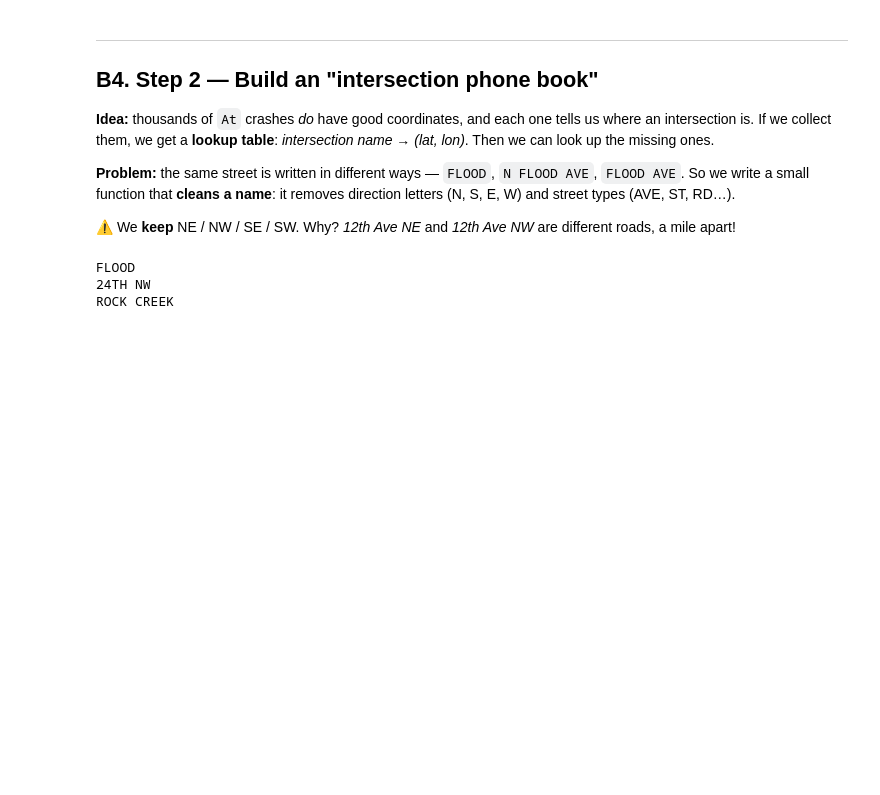
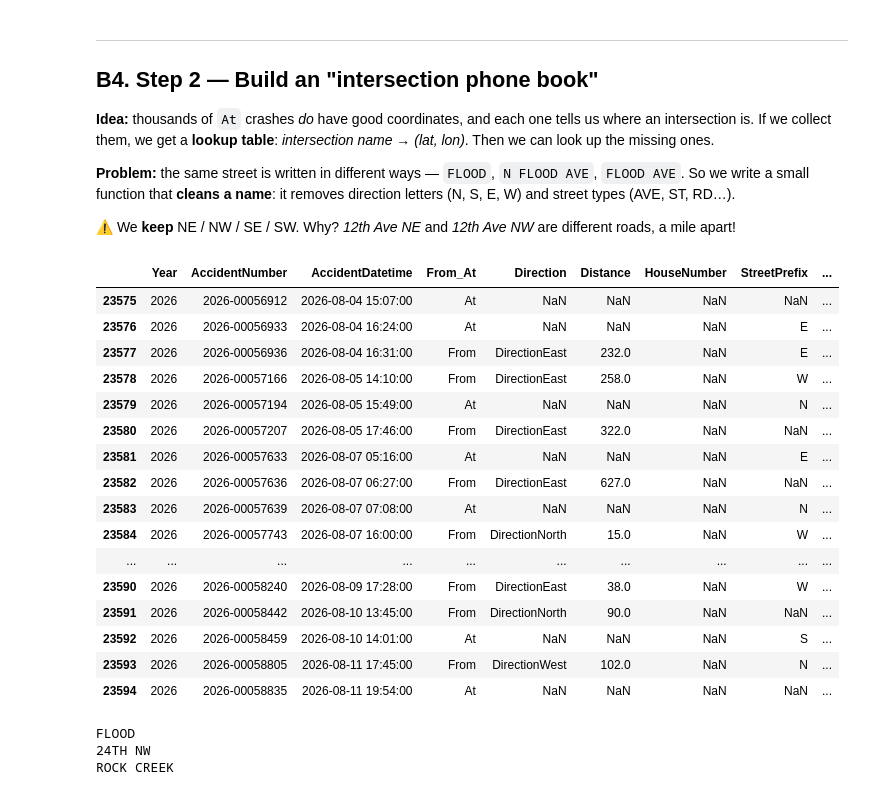
Before and after one commit to Karcinogen-scion/MIS-3213-Case-Competition, a Jupyter notebook: Tutorial_Ward_Map_and_Collision_Locations.ipynb, the cells around one changed output. Saved outputs shown, nothing was run; the diff lists cells and outputs as text; code cells hidden in the pictures; blank space fills up the shorter version.

```diff
--- a/Tutorial_Ward_Map_and_Collision_Locations.ipynb
+++ b/Tutorial_Ward_Map_and_Collision_Locations.ipynb
@@ -297,6 +340,26 @@ If we collect them, we get a **lookup table**: *intersection name → (lat, lon)
 small function that **cleans a name**: it removes direction letters (N, S, E, W) and street types (AVE, ST, RD…).
 
 ⚠️ We **keep** NE / NW / SE / SW. Why? *12th Ave NE* and *12th Ave NW* are different roads, a mile apart!
+# %%
+crashes.tail(20)
+# %% [output]
+|  | Year | AccidentNumber | AccidentDatetime | From_At | Direction | Distance | HouseNumber | StreetPrefix | ... |
+| 23575 | 2026 | 2026-00056912 | 2026-08-04 15:07:00 | At | NaN | NaN | NaN | NaN | ... |
+| 23576 | 2026 | 2026-00056933 | 2026-08-04 16:24:00 | At | NaN | NaN | NaN | E | ... |
+| 23577 | 2026 | 2026-00056936 | 2026-08-04 16:31:00 | From | DirectionEast | 232.0 | NaN | E | ... |
+| 23578 | 2026 | 2026-00057166 | 2026-08-05 14:10:00 | From | DirectionEast | 258.0 | NaN | W | ... |
+| 23579 | 2026 | 2026-00057194 | 2026-08-05 15:49:00 | At | NaN | NaN | NaN | N | ... |
+| 23580 | 2026 | 2026-00057207 | 2026-08-05 17:46:00 | From | DirectionEast | 322.0 | NaN | NaN | ... |
+| 23581 | 2026 | 2026-00057633 | 2026-08-07 05:16:00 | At | NaN | NaN | NaN | E | ... |
+| 23582 | 2026 | 2026-00057636 | 2026-08-07 06:27:00 | From | DirectionEast | 627.0 | NaN | NaN | ... |
+| 23583 | 2026 | 2026-00057639 | 2026-08-07 07:08:00 | At | NaN | NaN | NaN | N | ... |
+| 23584 | 2026 | 2026-00057743 | 2026-08-07 16:00:00 | From | DirectionNorth | 15.0 | NaN | W | ... |
+| ... | ... | ... | ... | ... | ... | ... | ... | ... | ... |
+| 23590 | 2026 | 2026-00058240 | 2026-08-09 17:28:00 | From | DirectionEast | 38.0 | NaN | W | ... |
+| 23591 | 2026 | 2026-00058442 | 2026-08-10 13:45:00 | From | DirectionNorth | 90.0 | NaN | NaN | ... |
+| 23592 | 2026 | 2026-00058459 | 2026-08-10 14:01:00 | At | NaN | NaN | NaN | S | ... |
+| 23593 | 2026 | 2026-00058805 | 2026-08-11 17:45:00 | From | DirectionWest | 102.0 | NaN | N | ... |
+| 23594 | 2026 | 2026-00058835 | 2026-08-11 19:54:00 | At | NaN | NaN | NaN | NaN | ... |
 # %%
 REMOVE_WORDS = ['N', 'S', 'E', 'W', 'AVE', 'ST', 'RD', 'BLVD', 'DR', 'PKWY', 'LN', 'LANE', 'HWY', 'CT', 'CIR', 'PL', 'TRL', 'WAY']
 
```
Also changed, not shown: parts of 10 cells of this notebook, 6 other files.
